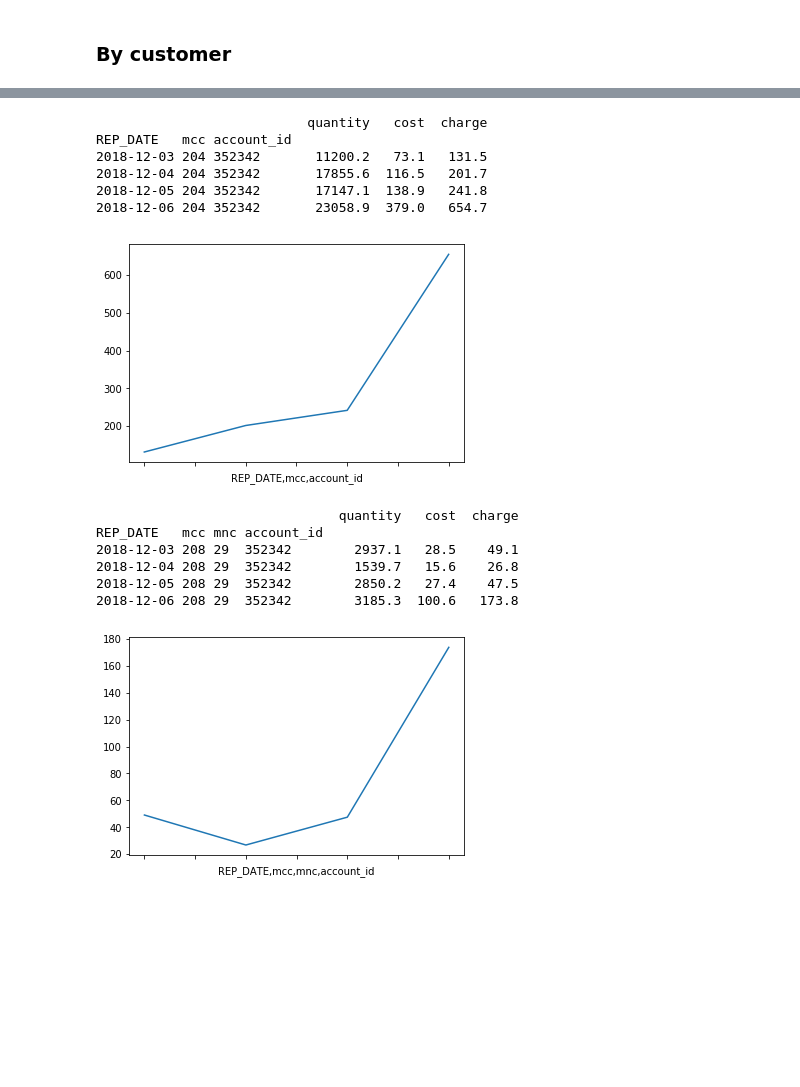
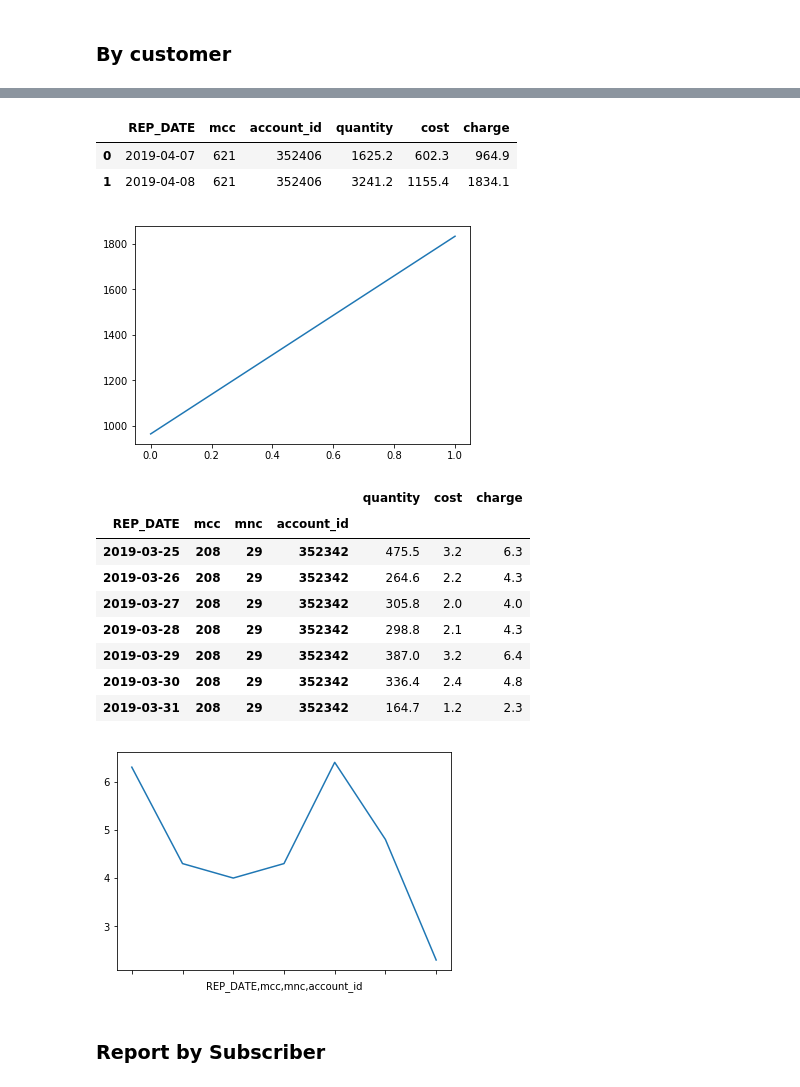
Before and after one commit to balobinp/RB_BD, a Jupyter notebook: RB_Revenue_Change_Python3.ipynb, the cells around one changed output, grey strips where cells are left out. Cells and saved outputs as stored; diff of their text form; code cells hidden in the pictures; blank space fills up the shorter version.

```diff
--- a/RB_Revenue_Change_Python3.ipynb
+++ b/RB_Revenue_Change_Python3.ipynb
@@ -199,23 +233,21 @@ df2.apply(f,axis=1).sort_values(by=['diff','std_per'],ascending=False).head()
 # %%
 # Generate stat report by country
 
-mcc = 204
-account_id = 352342
+mcc = 621
 
-df3=df1[(df1.index.get_level_values('mcc')==mcc) & (df1.index.get_level_values('account_id')==account_id)]\
-      .sort_index(level=['REP_DATE'])
-print(df3,'\n')
+account_id = 352406
+
+df3 = df1[(df1.index.get_level_values('mcc')==mcc) & (df1.index.get_level_values('account_id')==account_id)]\
+      .sort_index(level=['REP_DATE']).reset_index()
+display(df3)
 
 df3['charge'].plot()
 plt.show()
 # %% [output]
-                           quantity   cost  charge
-REP_DATE   mcc account_id
-2018-12-03 204 352342       11200.2   73.1   131.5
-2018-12-04 204 352342       17855.6  116.5   201.7
-2018-12-05 204 352342       17147.1  138.9   241.8
-2018-12-06 204 352342       23058.9  379.0   654.7
+|  | REP_DATE | mcc | account_id | quantity | cost | charge |
+| 0 | 2019-04-07 | 621 | 352406 | 1625.2 | 602.3 | 964.9 |
+| 1 | 2019-04-08 | 621 | 352406 | 3241.2 | 1155.4 | 1834.1 |
-[figure, old version]
+[figure, new version]
 # %%
 # Generate stat report by country and Operator
 
@@ -225,15 +257,20 @@ account_id = 352342
 
 df3=df1[(df1.index.get_level_values('mcc')==mcc) & (df1.index.get_level_values('mnc')==mnc) & (df1.index.get_level_values('account_id')==account_id)]\
       .sort_index(level=['mnc','REP_DATE'])
-print(df3,'\n')
+display(df3)
 
 df3['charge'].plot()
 plt.show()
 # %% [output]
-                               quantity   cost  charge
-REP_DATE   mcc mnc account_id
-2018-12-03 208 29  352342        2937.1   28.5    49.1
-2018-12-04 208 29  352342        1539.7   15.6    26.8
-2018-12-05 208 29  352342        2850.2   27.4    47.5
-2018-12-06 208 29  352342        3185.3  100.6   173.8
+|  |  |  |  | quantity | cost | charge |
+| REP_DATE | mcc | mnc | account_id |  |  |  |
+| 2019-03-25 | 208 | 29 | 352342 | 475.5 | 3.2 | 6.3 |
+| 2019-03-26 | 208 | 29 | 352342 | 264.6 | 2.2 | 4.3 |
+| 2019-03-27 | 208 | 29 | 352342 | 305.8 | 2.0 | 4.0 |
+| 2019-03-28 | 208 | 29 | 352342 | 298.8 | 2.1 | 4.3 |
+| 2019-03-29 | 208 | 29 | 352342 | 387.0 | 3.2 | 6.4 |
+| 2019-03-30 | 208 | 29 | 352342 | 336.4 | 2.4 | 4.8 |
+| 2019-03-31 | 208 | 29 | 352342 | 164.7 | 1.2 | 2.3 |
-[figure, old version]
+[figure, new version]
+# %% [markdown]
+### Report by Subscriber
```
Also changed, not shown: parts of 15 cells of this notebook, 13 other files.
